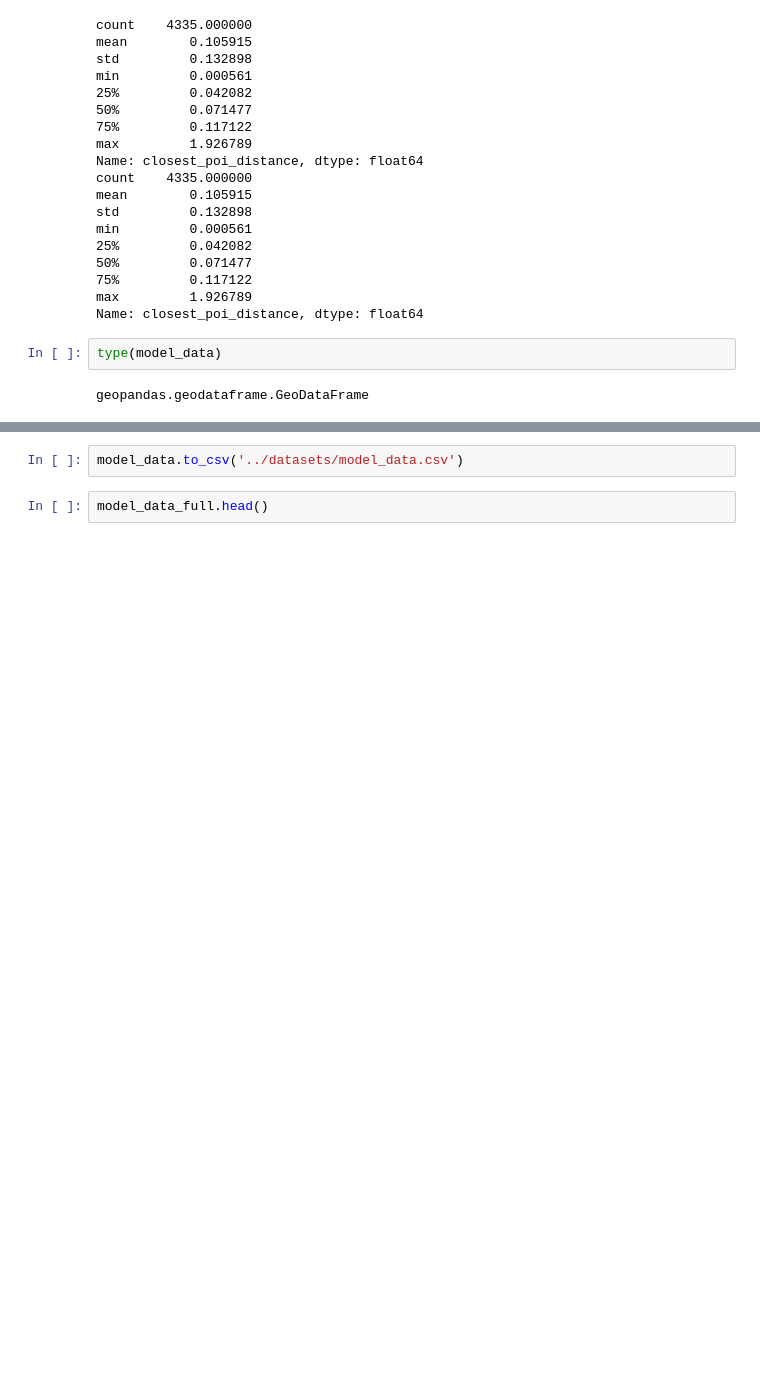
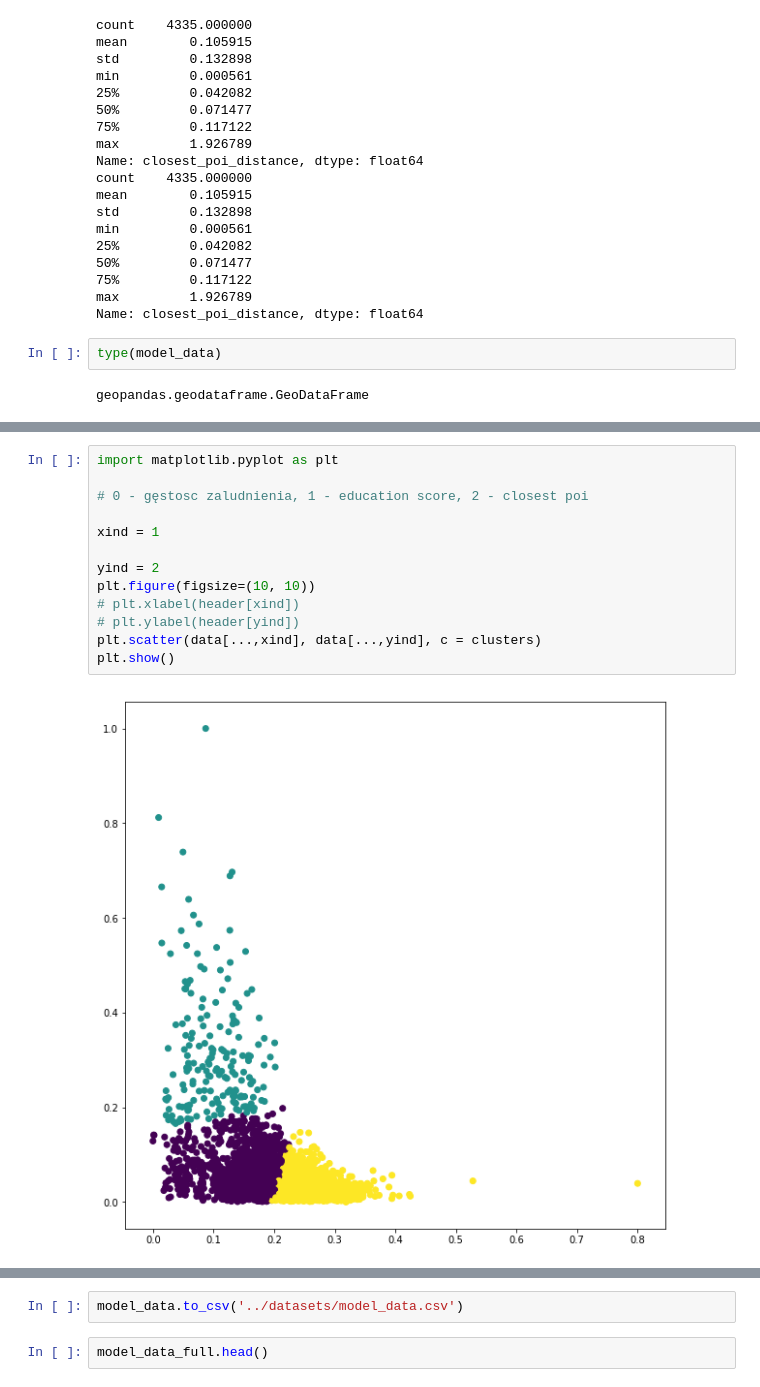
Before and after one commit to kowaalczyk/maraton-analizy-danych, a Jupyter notebook: src/Starter.ipynb, the cells around one changed output, grey strips where cells are left out. Cells and saved outputs as stored; diff of their text form; blank space fills up the shorter version.

```diff
--- a/src/Starter.ipynb
+++ b/src/Starter.ipynb
@@ -426,0 +495,15 @@ model_data.head()
+# %%
+import matplotlib.pyplot as plt
+
+# 0 - gęstosc zaludnienia, 1 - education score, 2 - closest poi
+
+xind = 1
+
+yind = 2
+plt.figure(figsize=(10, 10))
+# plt.xlabel(header[xind])
+# plt.ylabel(header[yind])
+plt.scatter(data[...,xind], data[...,yind], c = clusters)
+plt.show()
+# %% [output]
+[figure, added]
```
Also changed, not shown: parts of 5 cells of this notebook, 2 other files.
